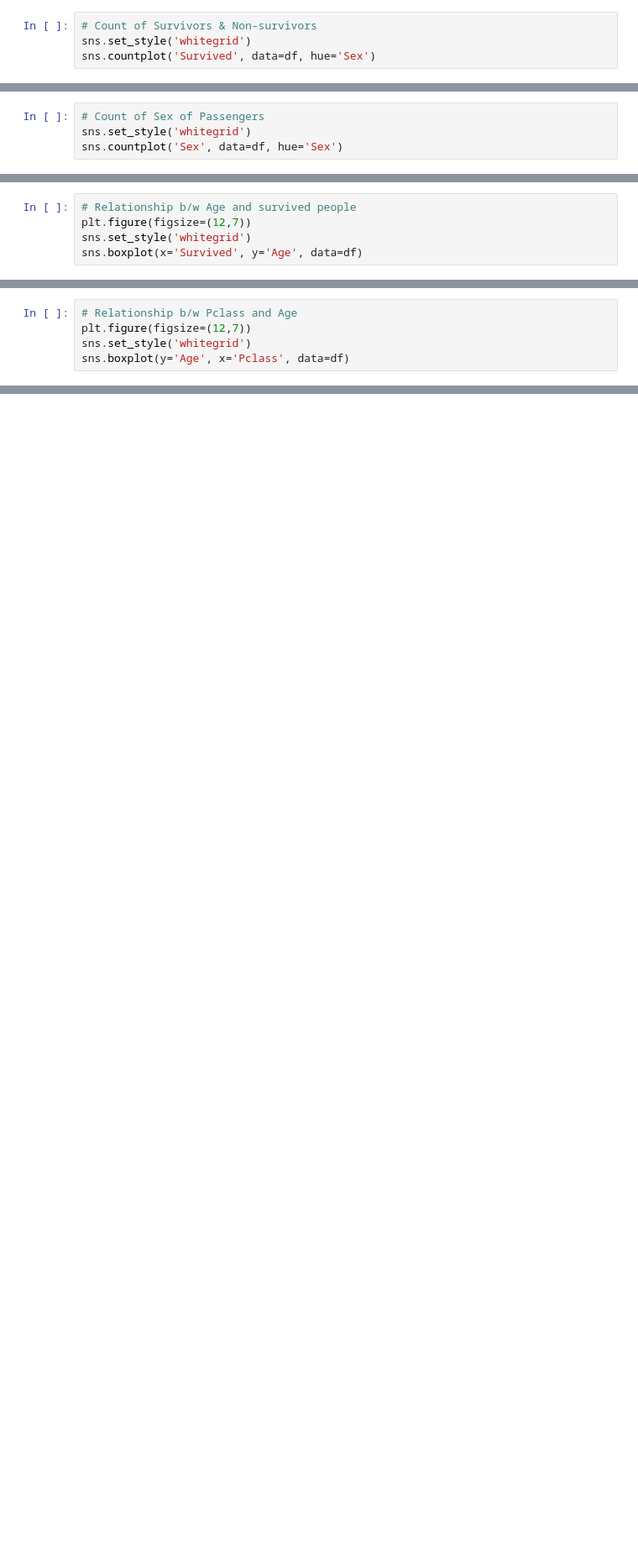
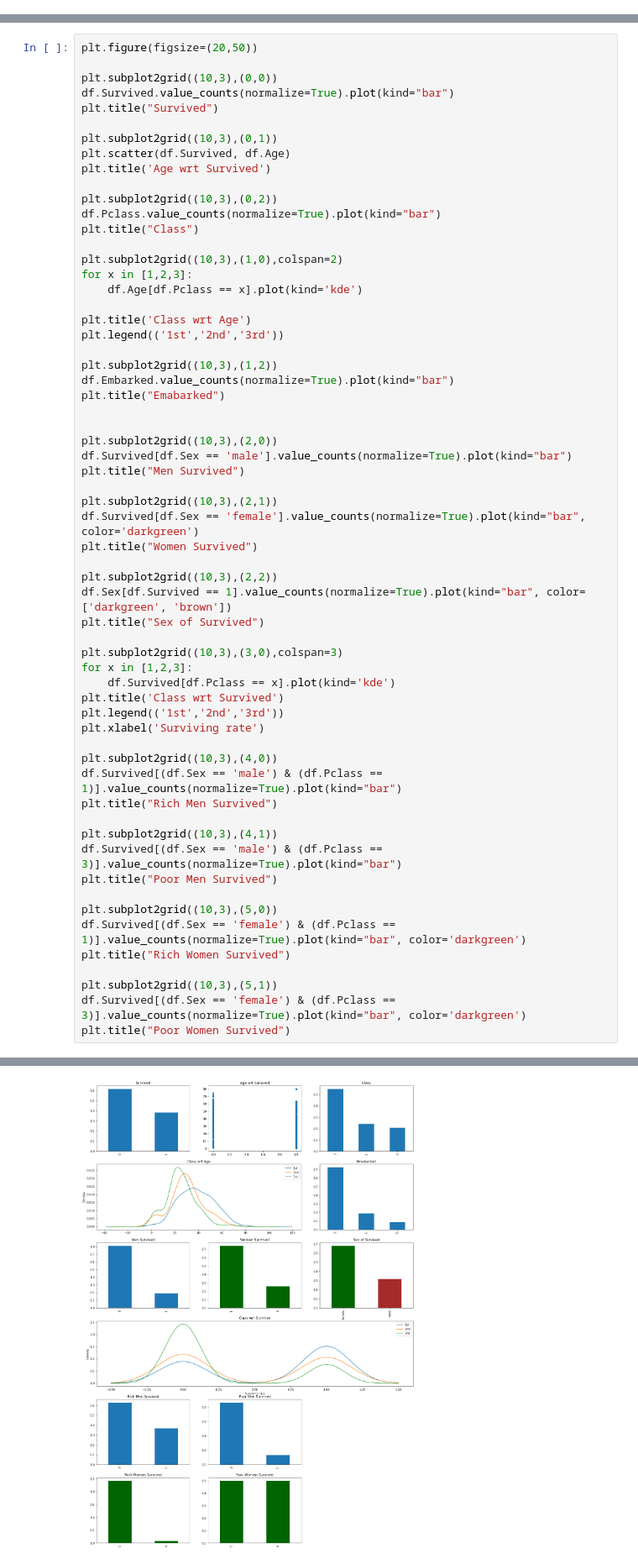
Before and after one commit to AmanAswal/Data-Science, a Jupyter notebook: titanic/main.ipynb, the cells around one changed output, grey strips where cells are left out. Shown at 84% size. Cells and saved outputs as stored; diff of their text form; blank space fills up the shorter version.

```diff
--- a/titanic/main.ipynb
+++ b/titanic/main.ipynb
@@ -43,4 +0,0 @@ sns.heatmap(df.isnull(), yticklabels=False, cmap='viridis')
-# %%
-# Count of Survivors & Non-survivors
-sns.set_style('whitegrid')
-sns.countplot('Survived', data=df, hue='Sex')
@@ -50,4 +0,0 @@ sns.countplot('Survived', data=df, hue='Sex')
-# %%
-# Count of Sex of Passengers
-sns.set_style('whitegrid')
-sns.countplot('Sex', data=df, hue='Sex')
@@ -57,5 +0,0 @@ sns.countplot('Sex', data=df, hue='Sex')
-# %%
-# Relationship b/w Age and survived people
-plt.figure(figsize=(12,7))
-sns.set_style('whitegrid')
-sns.boxplot(x='Survived', y='Age', data=df)
@@ -65,5 +0,0 @@ sns.boxplot(x='Survived', y='Age', data=df)
-# %%
-# Relationship b/w Pclass and Age
-plt.figure(figsize=(12,7))
-sns.set_style('whitegrid')
-sns.boxplot(y='Age', x='Pclass', data=df)
@@ -200,0 +45,62 @@ array([[107,   9],
+# %%
+plt.figure(figsize=(20,50))
+
+plt.subplot2grid((10,3),(0,0))
+df.Survived.value_counts(normalize=True).plot(kind="bar")
+plt.title("Survived")
+
+plt.subplot2grid((10,3),(0,1))
+plt.scatter(df.Survived, df.Age)
+plt.title('Age wrt Survived')
+
+plt.subplot2grid((10,3),(0,2))
+df.Pclass.value_counts(normalize=True).plot(kind="bar")
+plt.title("Class")
+
+plt.subplot2grid((10,3),(1,0),colspan=2)
+for x in [1,2,3]:
+    df.Age[df.Pclass == x].plot(kind='kde')
+
+plt.title('Class wrt Age')
+plt.legend(('1st','2nd','3rd'))
+
+plt.subplot2grid((10,3),(1,2))
+df.Embarked.value_counts(normalize=True).plot(kind="bar")
+plt.title("Emabarked")
+
+
+plt.subplot2grid((10,3),(2,0))
+df.Survived[df.Sex == 'male'].value_counts(normalize=True).plot(kind="bar")
+plt.title("Men Survived")
+
+plt.subplot2grid((10,3),(2,1))
+df.Survived[df.Sex == 'female'].value_counts(normalize=True).plot(kind="bar", color='darkgreen')
+plt.title("Women Survived")
+
+plt.subplot2grid((10,3),(2,2))
+df.Sex[df.Survived == 1].value_counts(normalize=True).plot(kind="bar", color=['darkgreen', 'brown'])
+plt.title("Sex of Survived")
+
+plt.subplot2grid((10,3),(3,0),colspan=3)
+for x in [1,2,3]:
+    df.Survived[df.Pclass == x].plot(kind='kde')
+plt.title('Class wrt Survived')
+plt.legend(('1st','2nd','3rd'))
+plt.xlabel('Surviving rate')
+
+plt.subplot2grid((10,3),(4,0))
+df.Survived[(df.Sex == 'male') & (df.Pclass == 1)].value_counts(normalize=True).plot(kind="bar")
+plt.title("Rich Men Survived")
+
+plt.subplot2grid((10,3),(4,1))
+df.Survived[(df.Sex == 'male') & (df.Pclass == 3)].value_counts(normalize=True).plot(kind="bar")
+plt.title("Poor Men Survived")
+
+plt.subplot2grid((10,3),(5,0))
+df.Survived[(df.Sex == 'female') & (df.Pclass == 1)].value_counts(normalize=True).plot(kind="bar", color='darkgreen')
+plt.title("Rich Women Survived")
+
+plt.subplot2grid((10,3),(5,1))
+df.Survived[(df.Sex == 'female') & (df.Pclass == 3)].value_counts(normalize=True).plot(kind="bar", color='darkgreen')
+plt.title("Poor Women Survived")
+# %% [output]
@@ -200,0 +108 @@ array([[107,   9],
+[figure, added]
```
Also changed, not shown: parts of 61 cells of this notebook.
